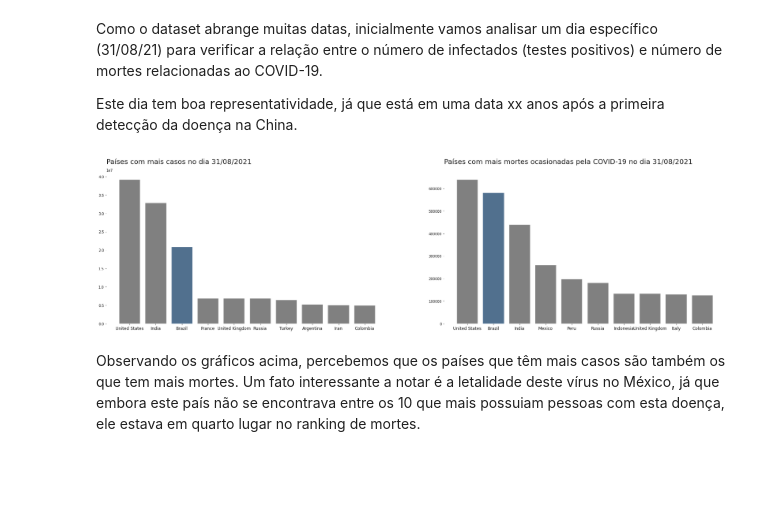
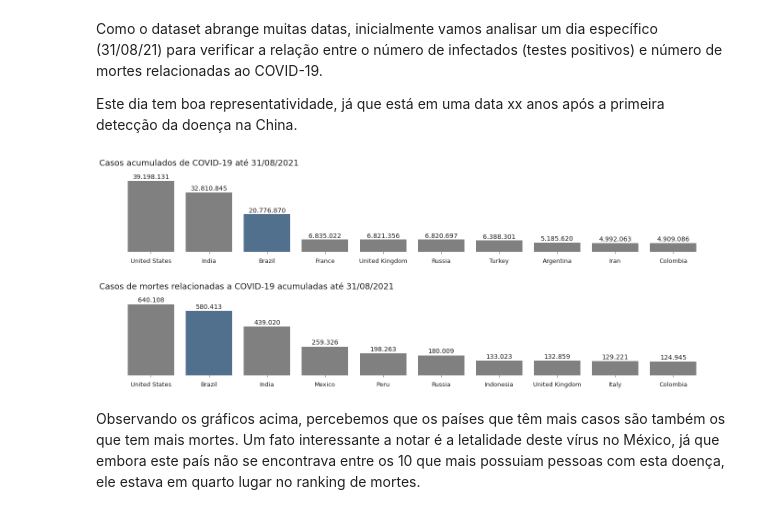
Before and after one commit to FerrazThales/Analysis_COVID_19, a Jupyter notebook: Panorama_da_COVID_19.ipynb, the cells around one changed output. Drawn from its saved outputs; the diff is of its cells as text; code cells hidden in the pictures; blank space fills up the shorter version.

```diff
--- a/Panorama_da_COVID_19.ipynb
+++ b/Panorama_da_COVID_19.ipynb
@@ -257,32 +257,42 @@ df_lista_sem_continentes = df_covid[~df_covid['continent'].isna()]
 Como o dataset abrange muitas datas, inicialmente vamos analisar um dia específico (31/08/21) para verificar a relação entre o número de infectados (testes positivos) e número de mortes relacionadas ao COVID-19.
 
 Este dia tem boa representatividade, já que está em uma data xx anos após a primeira detecção da doença na China.
+# %%
+#definindo uma função para colocar os labels em cima de cada barra
+def addlabels(x,y,eixo):
+  for i in range(len(x)):
+    if eixo == 0:
+      ax[eixo].text(i,y[i] + 1000000,'{:,}'.format(int(y[i])).replace(',','.'),ha='center',fontsize=14)
+    else:
+      ax[eixo].text(i,y[i] + 20000,'{:,}'.format(int(y[i])).replace(',','.'),ha='center',fontsize=14)
 # %%
 #Avaliando os 10 paises tem mais casos no dia 31/08/2021
 dia = '31/08/2021'
-fig,ax = plt.subplots(figsize=(32,8),nrows=1,ncols=2)
+fig,ax = plt.subplots(figsize=(20,8),nrows=2,ncols=1)
 
 df_paises_com_mais_casos = df_lista_sem_continentes.loc['2021-08-31'][['location','total_cases']].sort_values(
     by='total_cases',ascending=False)[:10]
-
-clrs_casos = ['grey' if (x == 'Brazil') else 'red' for x in 'location']
 
 df_paises_com_mais_mortes = df_lista_sem_continentes.loc['2021-08-31'][['location','total_deaths']].sort_values(
     by='total_deaths',ascending=False)[:10]
 
 ax[0].bar(data=df_paises_com_mais_casos,x='location',height='total_cases',color='grey')
-ax[0].set_title('Países com mais casos no dia ' + dia,loc='left',pad=25,fontdict={'fontsize':20})
+ax[0].set_title('Casos acumulados de COVID-19 até ' + dia,loc='left',pad=25,fontdict={'fontsize':18})
 ax[0].bar(data=df_paises_com_mais_casos[df_paises_com_mais_casos['location'] == 'Brazil'],x='location',height='total_cases',color=(0.2, 0.4, 0.6, 0.6))
-ax[0].tick_params(axis='x',labelsize=12)
+ax[0].tick_params(axis='x',labelsize=13,pad=10)
+addlabels(df_paises_com_mais_casos['location'],df_paises_com_mais_casos['total_cases'],0)
 ax[0].set_frame_on(False)
+ax[0].get_yaxis().set_visible(False)
 ax[1].bar(data=df_paises_com_mais_mortes,x='location',height='total_deaths',color='grey')
-ax[1].set_title('Países com mais mortes ocasionadas pela COVID-19 no dia '+ dia,loc='left',pad=25,fontdict={'fontsize':20})
+ax[1].set_title('Casos de mortes relacionadas a COVID-19 acumuladas até '+ dia,loc='left',pad=25,fontdict={'fontsize':18})
 ax[1].bar(data=df_paises_com_mais_mortes[df_paises_com_mais_mortes['location'] == 'Brazil'],x='location',height='total_deaths',color=(0.2, 0.4, 0.6, 0.6))
-ax[1].tick_params(axis='x',labelsize=12)
+ax[1].tick_params(axis='x',labelsize=13,pad=10)
+addlabels(df_paises_com_mais_mortes['location'],df_paises_com_mais_mortes['total_deaths'],1)
+ax[1].get_yaxis().set_visible(False)
 ax[1].set_frame_on(False)
-plt.show();
+plt.tight_layout(pad=4.0);
 # %% [output]
-[figure, old version]
+[figure, new version]
 # %% [markdown]
 Observando os gráficos acima, percebemos que os países que têm mais casos são também os que tem mais mortes. Um fato interessante a notar é a letalidade deste vírus no México, já que embora este país não se encontrava entre os 10 que mais possuiam pessoas com esta doença, ele estava em quarto lugar no ranking de mortes.
 # %%
```
